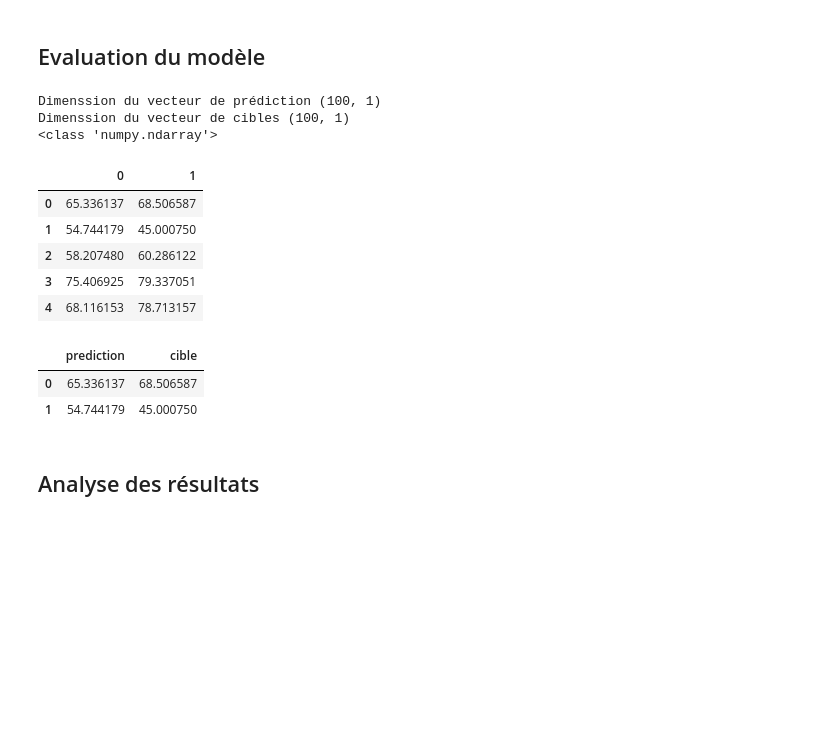
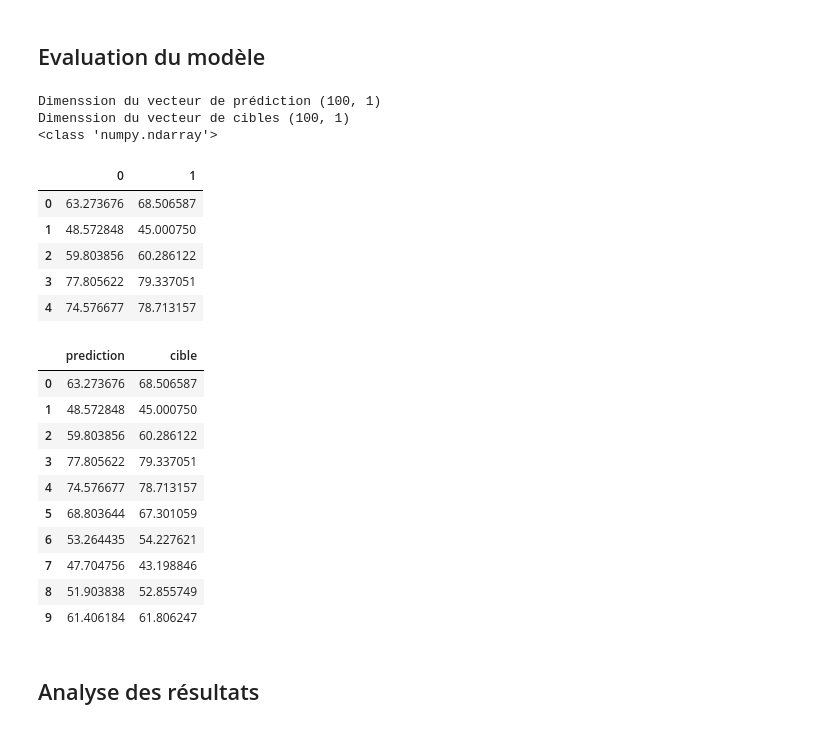
Before and after one commit to Zedfst/Linear_Regression, a Jupyter notebook: rent_prediction.ipynb, the cells around one changed output. Saved outputs shown, nothing was run; the diff lists cells and outputs as text; code cells hidden in the pictures; blank space fills up the shorter version.

```diff
--- a/rent_prediction.ipynb
+++ b/rent_prediction.ipynb
@@ -280,14 +281,14 @@ X_train=scaler.fit_transform(X_train)#Standardiser les données d'entrainement (
 # %% [markdown]
 ### MLflow pour tracker et logger les résultats.
 # %%
-mlflow.set_experiment('rent_prediction')
+mlflow.set_experiment('prediction_loyer')
 mlflow.sklearn.autolog()#Active le tracking de l'expérience avec mlflow
 # %%
-X_ = scaler.transform(X)#standardisation des données
+# X_ = scaler.transform(X)#standardisation des données
 lr=LinearRegression(n_jobs=3)#Initialisation du modèle
 #Tous les résultats relatifs à l'entraînement du modèle seront enregistrés dans Mlflow.
 # with mlflow.start_run(run_id='523ec6f6a5944e0e8233fe4342b1e837',run_name='model1') as run:
-with mlflow.start_run() as run:
+with mlflow.start_run(run_name='model') as run:
     lr.fit(X_train,y_train)#Entrainement
 # %% [markdown]
 ## Evaluation du modèle
@@ -311,18 +312,26 @@ Dimenssion du vecteur de prédiction (100, 1)
 Dimenssion du vecteur de cibles (100, 1)
 <class 'numpy.ndarray'>
 |  | 0 | 1 |
-| 0 | 65.336137 | 68.506587 |
-| 1 | 54.744179 | 45.000750 |
-| 2 | 58.207480 | 60.286122 |
-| 3 | 75.406925 | 79.337051 |
-| 4 | 68.116153 | 78.713157 |
+| 0 | 63.273676 | 68.506587 |
+| 1 | 48.572848 | 45.000750 |
+| 2 | 59.803856 | 60.286122 |
+| 3 | 77.805622 | 79.337051 |
+| 4 | 74.576677 | 78.713157 |
 # %%
 df_test.rename(columns={0:"prediction",1:"cible"},inplace=True)
-df_test.head(2)
+df_test.head(10)
 # %% [output]
 |  | prediction | cible |
-| 0 | 65.336137 | 68.506587 |
-| 1 | 54.744179 | 45.000750 |
+| 0 | 63.273676 | 68.506587 |
+| 1 | 48.572848 | 45.000750 |
+| 2 | 59.803856 | 60.286122 |
+| 3 | 77.805622 | 79.337051 |
+| 4 | 74.576677 | 78.713157 |
+| 5 | 68.803644 | 67.301059 |
+| 6 | 53.264435 | 54.227621 |
+| 7 | 47.704756 | 43.198846 |
+| 8 | 51.903838 | 52.855749 |
+| 9 | 61.406184 | 61.806247 |
 # %% [markdown]
 ## Analyse des résultats
 # %%
```
Also changed, not shown: parts of 11 cells of this notebook, 5 other files.
